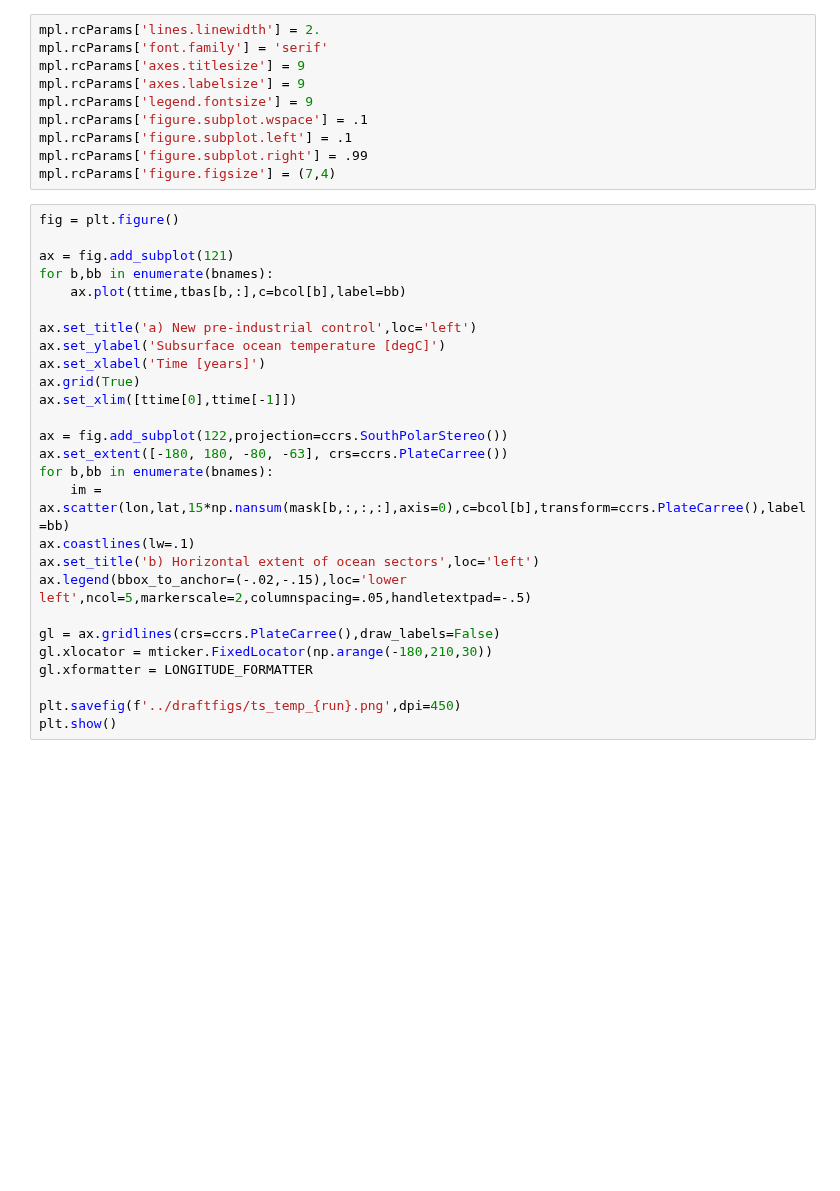
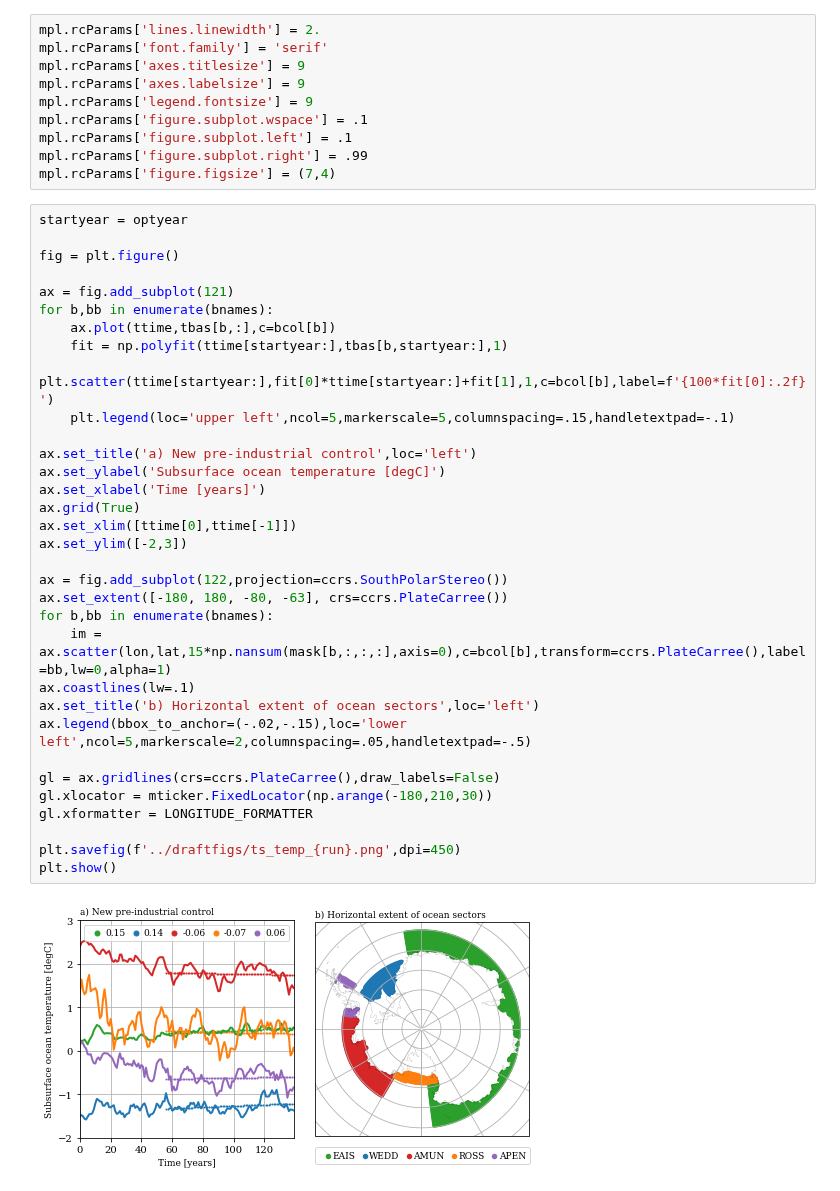
Before and after one commit to erwinlambert/feedback, a Jupyter notebook: notebooks/Draftplot_temperature.ipynb, the cells around one changed output. Saved outputs shown, nothing was run; the diff lists cells and outputs as text; blank space fills up the shorter version.

```diff
--- a/notebooks/Draftplot_temperature.ipynb
+++ b/notebooks/Draftplot_temperature.ipynb
@@ -141,29 +174,37 @@ mpl.rcParams['figure.subplot.left'] = .1
 mpl.rcParams['figure.subplot.right'] = .99
 mpl.rcParams['figure.figsize'] = (7,4)
 # %%
+startyear = optyear
+
 fig = plt.figure()
 
 ax = fig.add_subplot(121)
 for b,bb in enumerate(bnames):
-    ax.plot(ttime,tbas[b,:],c=bcol[b],label=bb)
+    ax.plot(ttime,tbas[b,:],c=bcol[b])
+    fit = np.polyfit(ttime[startyear:],tbas[b,startyear:],1)
+    plt.scatter(ttime[startyear:],fit[0]*ttime[startyear:]+fit[1],1,c=bcol[b],label=f'{100*fit[0]:.2f}')
+    plt.legend(loc='upper left',ncol=5,markerscale=5,columnspacing=.15,handletextpad=-.1)
 
 ax.set_title('a) New pre-industrial control',loc='left')
 ax.set_ylabel('Subsurface ocean temperature [degC]')
 ax.set_xlabel('Time [years]')
 ax.grid(True)
 ax.set_xlim([ttime[0],ttime[-1]])
+ax.set_ylim([-2,3])
 
 ax = fig.add_subplot(122,projection=ccrs.SouthPolarStereo())
 ax.set_extent([-180, 180, -80, -63], crs=ccrs.PlateCarree())
 for b,bb in enumerate(bnames):
-    im = ax.scatter(lon,lat,15*np.nansum(mask[b,:,:,:],axis=0),c=bcol[b],transform=ccrs.PlateCarree(),label=bb)
+    im = ax.scatter(lon,lat,15*np.nansum(mask[b,:,:,:],axis=0),c=bcol[b],transform=ccrs.PlateCarree(),label=bb,lw=0,alpha=1)
 ax.coastlines(lw=.1)
 ax.set_title('b) Horizontal extent of ocean sectors',loc='left')
 ax.legend(bbox_to_anchor=(-.02,-.15),loc='lower left',ncol=5,markerscale=2,columnspacing=.05,handletextpad=-.5)
 
 gl = ax.gridlines(crs=ccrs.PlateCarree(),draw_labels=False)
 gl.xlocator = mticker.FixedLocator(np.arange(-180,210,30))
 gl.xformatter = LONGITUDE_FORMATTER
 
 plt.savefig(f'../draftfigs/ts_temp_{run}.png',dpi=450)
 plt.show()
+# %% [output]
+[figure, added]
```
Also changed, not shown: parts of 2 cells of this notebook, 2 other files.
